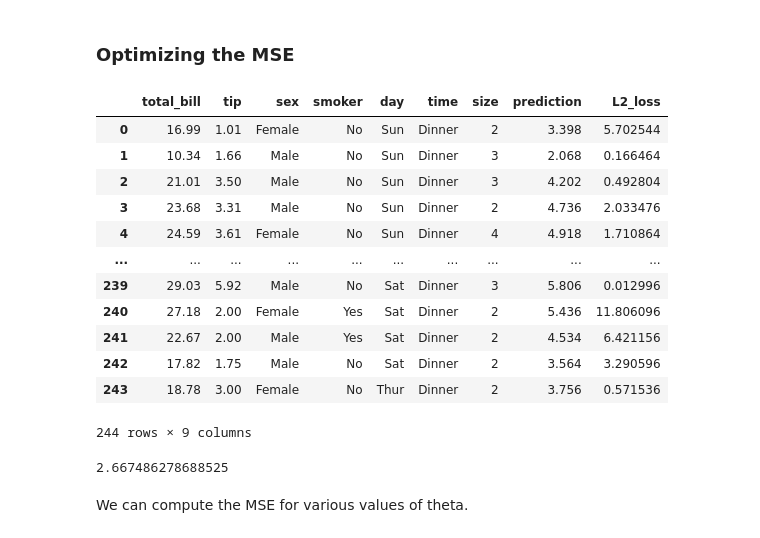
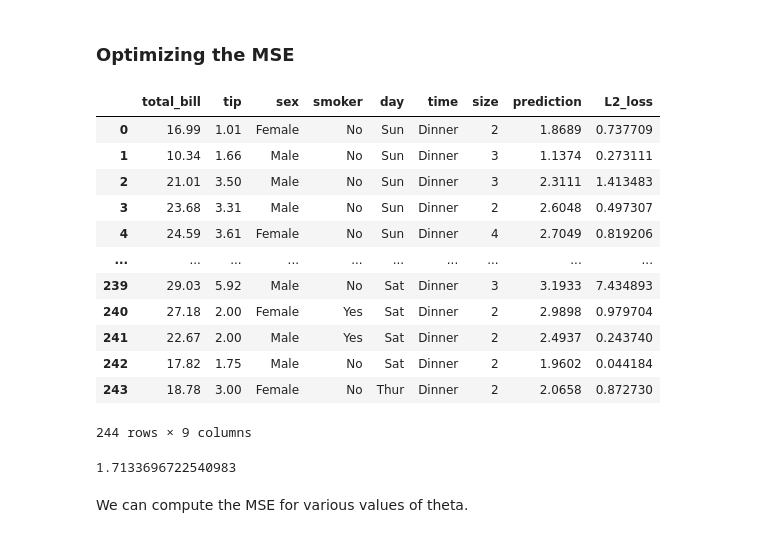
Before and after one commit to SenorMega/AI_ML-Jupyter-Notebooks, a Jupyter notebook: Module 7 - Linear and Multiple Regressions/lecture-6-linear-regression-filled-out.ipynb, the cells around one changed output. Drawn from its saved outputs; the diff is of its cells as text; code cells hidden in the pictures.

```diff
--- a/Module 7 - Linear and Multiple Regressions/lecture-6-linear-regression-filled-out.ipynb
+++ b/Module 7 - Linear and Multiple Regressions/lecture-6-linear-regression-filled-out.ipynb
@@ -153,28 +153,31 @@ mean_squared_error(data["tip"], f.predict(data[["total_bill"]]))
 1.1781161154513171
 # %% [markdown]
 ### Optimizing the MSE
-# %%
-data["prediction"] = 0.2 * data["total_bill"]
-data["L2_loss"] = (data["prediction"] - data["tip"])**2
-data
-# %% [output]
-|  | total_bill | tip | sex | smoker | day | time | size | prediction | L2_loss |
-| 0 | 16.99 | 1.01 | Female | No | Sun | Dinner | 2 | 3.398 | 5.702544 |
-| 1 | 10.34 | 1.66 | Male | No | Sun | Dinner | 3 | 2.068 | 0.166464 |
-| 2 | 21.01 | 3.50 | Male | No | Sun | Dinner | 3 | 4.202 | 0.492804 |
-| 3 | 23.68 | 3.31 | Male | No | Sun | Dinner | 2 | 4.736 | 2.033476 |
-| 4 | 24.59 | 3.61 | Female | No | Sun | Dinner | 4 | 4.918 | 1.710864 |
-| ... | ... | ... | ... | ... | ... | ... | ... | ... | ... |
-| 239 | 29.03 | 5.92 | Male | No | Sat | Dinner | 3 | 5.806 | 0.012996 |
-| 240 | 27.18 | 2.00 | Female | Yes | Sat | Dinner | 2 | 5.436 | 11.806096 |
-| 241 | 22.67 | 2.00 | Male | Yes | Sat | Dinner | 2 | 4.534 | 6.421156 |
-| 242 | 17.82 | 1.75 | Male | No | Sat | Dinner | 2 | 3.564 | 3.290596 |
-| 243 | 18.78 | 3.00 | Female | No | Thur | Dinner | 2 | 3.756 | 0.571536 |
-244 rows × 9 columns
+# %%
+# Replace theprediction column and L2 loss columns with the corresponding values for 20% tip
+# The mean squared error will change, and the SciKit algorithm tries different values to maximize it
+
+data["prediction"] = 0.11 * data["total_bill"]
+data["L2_loss"] = (data["prediction"] - data["tip"])**2
+data
+# %% [output]
+|  | total_bill | tip | sex | smoker | day | time | size | prediction | L2_loss |
+| 0 | 16.99 | 1.01 | Female | No | Sun | Dinner | 2 | 1.8689 | 0.737709 |
+| 1 | 10.34 | 1.66 | Male | No | Sun | Dinner | 3 | 1.1374 | 0.273111 |
+| 2 | 21.01 | 3.50 | Male | No | Sun | Dinner | 3 | 2.3111 | 1.413483 |
+| 3 | 23.68 | 3.31 | Male | No | Sun | Dinner | 2 | 2.6048 | 0.497307 |
+| 4 | 24.59 | 3.61 | Female | No | Sun | Dinner | 4 | 2.7049 | 0.819206 |
+| ... | ... | ... | ... | ... | ... | ... | ... | ... | ... |
+| 239 | 29.03 | 5.92 | Male | No | Sat | Dinner | 3 | 3.1933 | 7.434893 |
+| 240 | 27.18 | 2.00 | Female | Yes | Sat | Dinner | 2 | 2.9898 | 0.979704 |
+| 241 | 22.67 | 2.00 | Male | Yes | Sat | Dinner | 2 | 2.4937 | 0.243740 |
+| 242 | 17.82 | 1.75 | Male | No | Sat | Dinner | 2 | 1.9602 | 0.044184 |
+| 243 | 18.78 | 3.00 | Female | No | Thur | Dinner | 2 | 2.0658 | 0.872730 |
+244 rows × 9 columns
 # %%
 mean_squared_error(data["prediction"], data["tip"])
 # %% [output]
-2.667486278688525
+1.7133696722540983
 # %% [markdown]
 We can compute the MSE for various values of theta.
 # %%
```
